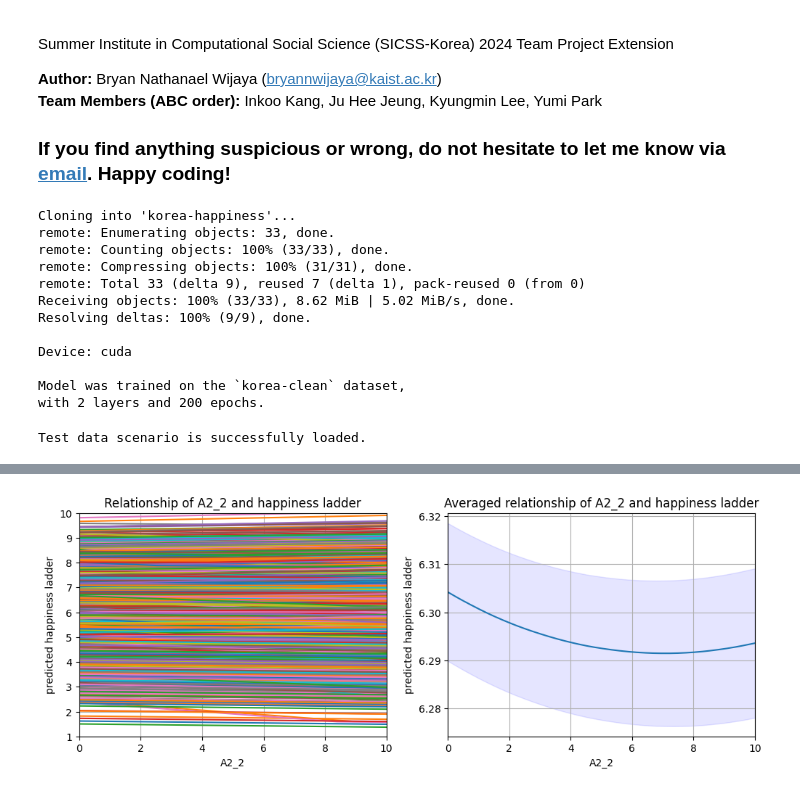
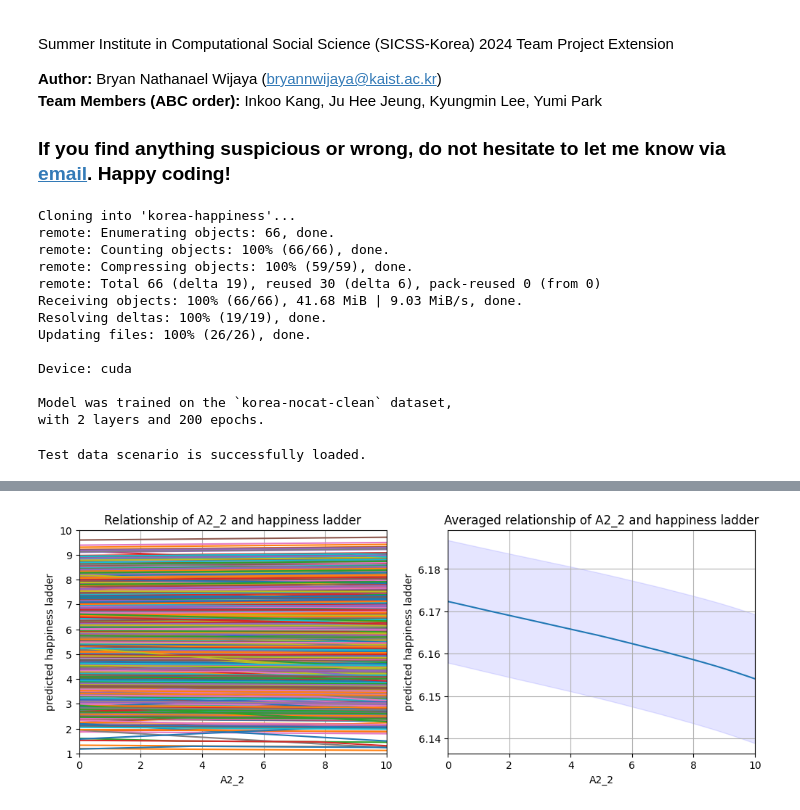
Before and after one commit to bramyeon/korea-happiness, a Jupyter notebook: analysis.ipynb, the cells around one changed output, grey strips where cells are left out. Saved outputs shown, nothing was run; the diff lists cells and outputs as text; code cells hidden in the pictures.

```diff
--- a/analysis.ipynb
+++ b/analysis.ipynb
@@ -34,7 +34,7 @@ else:
     device = torch.device("cpu")
 
 print(f"Device: {device}")
-model_type = "korea-clean" #@param ['korea-clean', 'korea-clean-shuffle', 'korea-nocat-clean', 'korea-nocat-clean-shuffle']
+model_type = "korea-nocat-clean" #@param ['korea-clean', 'korea-clean-shuffle', 'korea-nocat-clean', 'korea-nocat-clean-shuffle']
 LUCKY_NUMBER = 42 #@param {type:"integer"}
 
 # print("Upload your model weights (.pth format)")
@@ -110,32 +110,33 @@ model.model.to(device)
 model.model.eval()
 
 test_data = f"korea-happiness/test-data/{data_name}-test.csv"
-df_test_data = pd.read_csv(test_data)
-df_test_data['bias'] = -1.
-del df_test_data['happiness_ladder']
+df_test = pd.read_csv(test_data)
+df_test['bias'] = -1.
+del df_test['happiness_ladder']
 if 'shuffle' not in data_name:
-  del df_test_data['year']
+  del df_test['year']
 
 features_dict = dict()
-for i, col in enumerate(df_test_data.columns):
+for i, col in enumerate(df_test.columns):
     features_dict[col] = i
 
-df_test_data = torch.tensor(df_test_data.values, dtype=torch.float).to(device)
+df_test_data = torch.tensor(df_test.values, dtype=torch.float).to(device)
 print("Test data scenario is successfully loaded.")
 
 codes = pd.read_excel('korea-happiness/code.xlsx')
 # %% [output]
 Cloning into 'korea-happiness'...
-remote: Enumerating objects: 33, done.
-remote: Counting objects: 100% (33/33), done.
-remote: Compressing objects: 100% (31/31), done.
-remote: Total 33 (delta 9), reused 7 (delta 1), pack-reused 0 (from 0)
-Receiving objects: 100% (33/33), 8.62 MiB | 5.02 MiB/s, done.
-Resolving deltas: 100% (9/9), done.
+remote: Enumerating objects: 66, done.
+remote: Counting objects: 100% (66/66), done.
+remote: Compressing objects: 100% (59/59), done.
+remote: Total 66 (delta 19), reused 30 (delta 6), pack-reused 0 (from 0)
+Receiving objects: 100% (66/66), 41.68 MiB | 9.03 MiB/s, done.
+Resolving deltas: 100% (19/19), done.
+Updating files: 100% (26/26), done.
 
 Device: cuda
 
-Model was trained on the `korea-clean` dataset,
+Model was trained on the `korea-nocat-clean` dataset,
 with 2 layers and 200 epochs.
 Test data scenario is successfully loaded.
 # %%
@@ -154,6 +155,9 @@ variable = variable.replace('(Categorical) ', '').replace('(Shuffled only) ', ''
 def analyze(sample_nums, feature, minval, maxval, n_sample=5000, legend=False, save=True):
 
     assert min(sample_nums) >= 0 and max(sample_nums) < len(df_test_data), f'''Sample number must be between 0 and {len(df_test_data)-1} (inclusive)'''
+
+    assert feature in df_test.columns, f'''The variable `{feature}` does not exist in the `{data_name}` dataset. Tips: Categorical variables do not exist in nocat datasets. `year` variable does not exist in non-shuffled datasets.'''
+
     rancol = torch.linspace(minval, maxval, n_sample)
     outputs = []
 
@@ -189,31 +193,31 @@ def analyze(sample_nums, feature, minval, maxval, n_sample=5000, legend=False, s
     mean_output = np.mean(outputs, axis=0)
     std_output = np.std(outputs, axis=0)
     sem_output = std_output / np.sqrt(len(sample_nums))
 
     confidence_interval = stats.t.ppf(0.975, df=len(sample_nums)-1) * sem_output
 
     f2.plot(rancol, mean_output, label='Average')
     f2.fill_between(rancol, mean_output - confidence_interval, mean_output + confidence_interval, color='blue', alpha=0.1, label='95% CI')
 
     f2.set_title(f'Averaged relationship of {feature} and happiness ladder')
     f2.set_xlabel(feature)
     f2.set_ylabel('predicted happiness ladder')
     f2.set_xlim(minval, maxval)
     # f2.set_ylim(1,10)
     f2.grid(True)
     if legend:
         f2.legend()
 
     if save:
         print()
         plt.savefig(f"{data_name}-{len(model.features)}-{epochs}-{feature}.png", bbox_inches='tight')
         files.download(f"{data_name}-{len(model.features)}-{epochs}-{feature}.png")
 
     plt.show()
 
 sample_nums = range(len(df_test_data))
 analyze(sample_nums, variable, range_min, range_max, num_samples)
 # %% [output]
 [interactive output not drawn]
 [interactive output not drawn]
-[figure, old version]
+[figure, new version]
```
